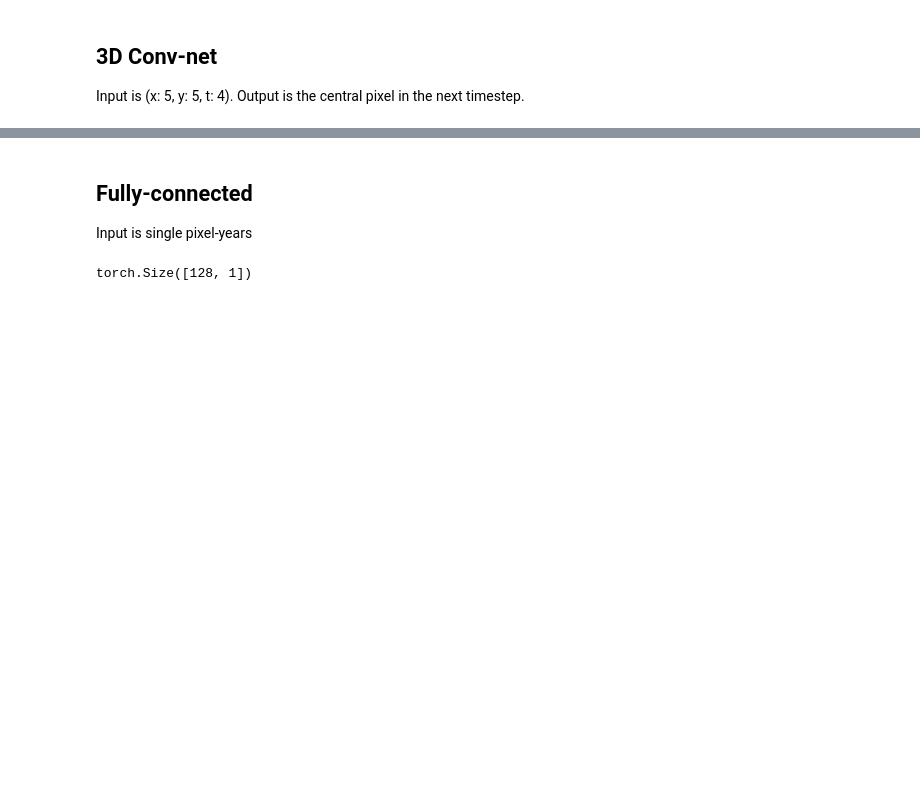
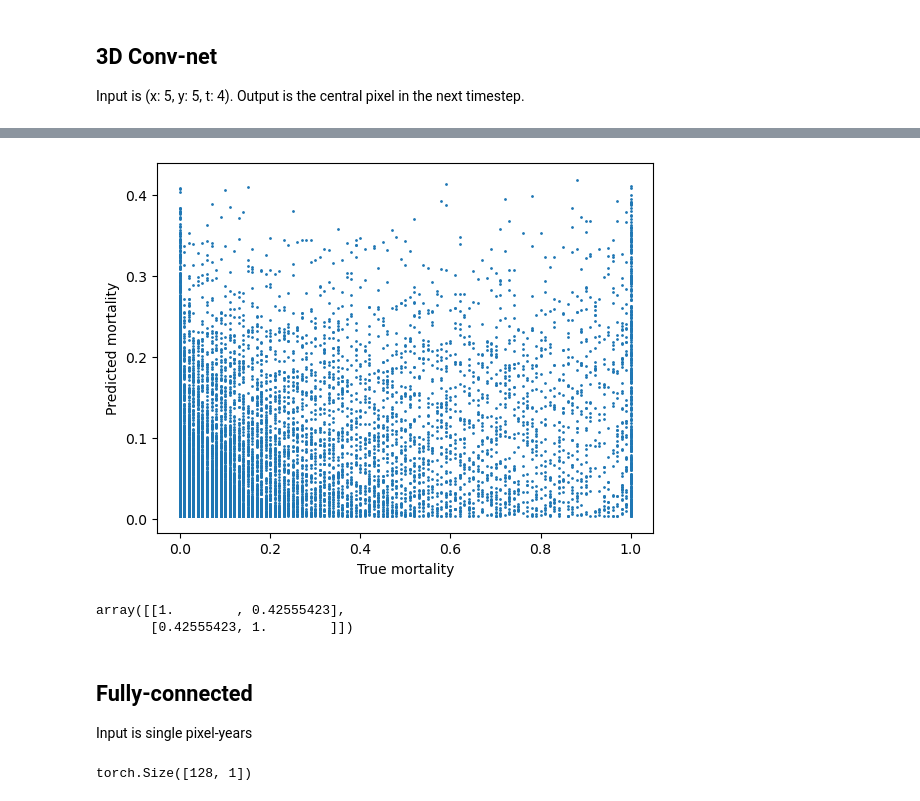
Before and after one commit to s-kganz/ForestLST, a Jupyter notebook: notebooks/westmort_training.ipynb, the cells around one changed output, grey strips where cells are left out. Saved outputs shown, nothing was run; the diff lists cells and outputs as text; code cells hidden in the pictures; blank space fills up the shorter version.

```diff
--- a/notebooks/westmort_training.ipynb
+++ b/notebooks/westmort_training.ipynb
@@ -97,12 +92,12 @@ class DamageConv3D(torch.nn.Module):
         super(DamageConv3D, self).__init__()
         self.conv1 = self._conv_layer_set(1, 8)
         self.conv2 = self._conv_layer_set(8, 16)
-        self.bn = torch.nn.BatchNorm3d(16)
         self.flat = torch.nn.Flatten()
         self.relu = torch.nn.LeakyReLU()
         self.sigmoid = torch.nn.Sigmoid()
         self.fc1 = torch.nn.Linear(288, 16)
         self.fc2 = torch.nn.Linear(16, 1)
+        self.drop = torch.nn.Dropout(p=0.2)
 
     @staticmethod
     def _conv_layer_set(in_channels, out_channels):
@@ -123,11 +118,14 @@ class DamageConv3D(torch.nn.Module):
         x = torch.unsqueeze(x, 1)
 
         x = self.conv1(x)
+        print(x.shape)
         x = self.conv2(x)
-        x = self.bn(x)
+        print(x.shape)
         x = self.flat(x)
+        print(x.shape)
         x = self.fc1(x)
         x = self.relu(x)
+        x = self.drop(x)
         x = self.fc2(x)
         x = self.sigmoid(x)
         return x
@@ -133,0 +152,4 @@ class DamageConv3D(torch.nn.Module):
+# %%
+x = torch.tensor(np.zeros((1, 5, 5, 4))).type(torch.float32)
+
+cnn.forward(x)
@@ -157,0 +198,36 @@ Epoch 10         Training loss: 0.25     Validation loss: 0.2199999988079071
+# %%
+damage_test = xr.open_dataset("gs://ads_training_data/damage_xyt/test.zarr", engine="zarr").compute()
+
+damage_batcher_test = xbatcher.BatchGenerator(
+    damage_test,
+    input_dims=dict(
+        window_x=5,
+        window_y=5,
+        window_t=5
+    ),
+    batch_dims=dict(sample=32)
+)
+damage_test_ds = util.training.XBatcherPyTorchDataset(damage_batcher_test, damage_reshape_fn)
+
+damage_test_loader = DataLoader(damage_test_ds, batch_size=4, shuffle=True, collate_fn=collator)
+# %%
+cnn.eval()
+
+with torch.no_grad():
+    zipped = [(y, cnn.forward(x)) for x, y in damage_test_loader]
+    y, yhat = zip(*zipped)
+
+y = torch.cat(y)
+yhat = torch.cat(yhat)
+# %%
+plt.scatter(y[::10], yhat[::10], s=1)
+plt.xlabel("True mortality")
+plt.ylabel("Predicted mortality")
+plt.show()
+# %% [output]
+[figure, added]
+# %%
+np.corrcoef(torch.squeeze(y), torch.squeeze(yhat))
+# %% [output]
+array([[1.        , 0.42555423],
+       [0.42555423, 1.        ]])
```
Also changed, not shown: parts of 26 cells of this notebook.
